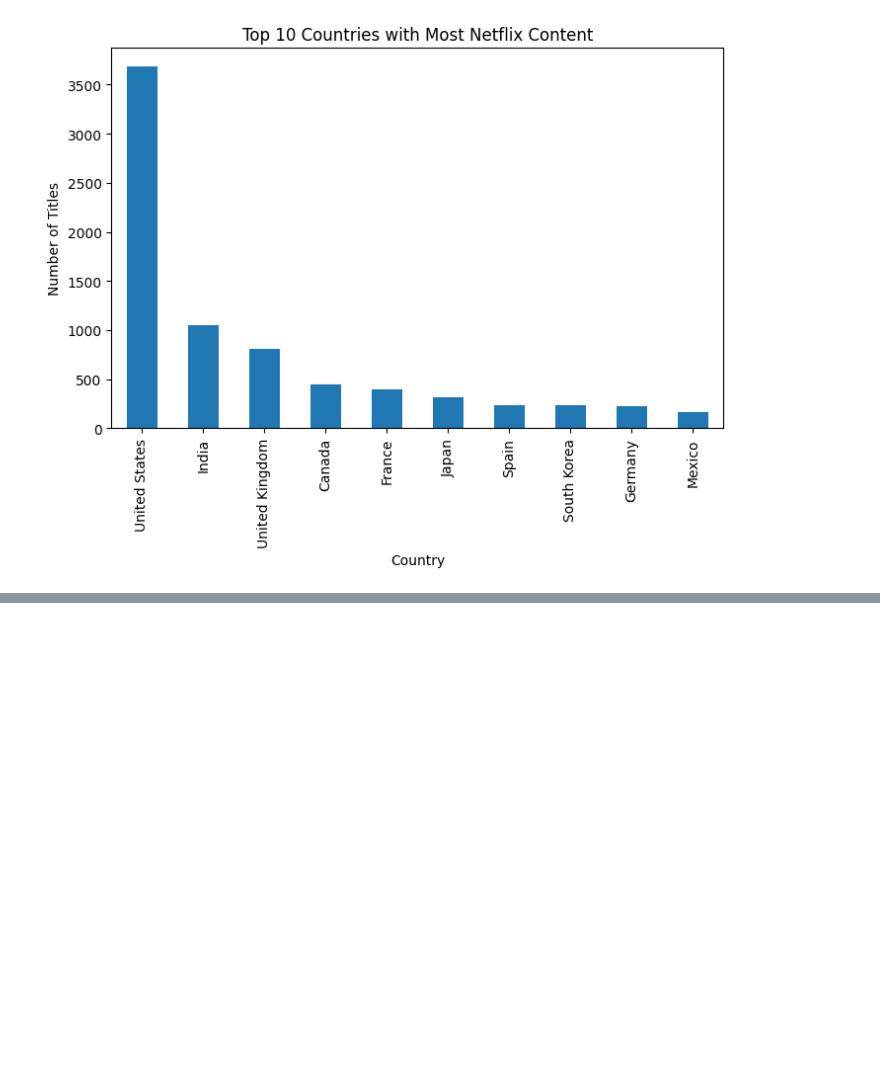
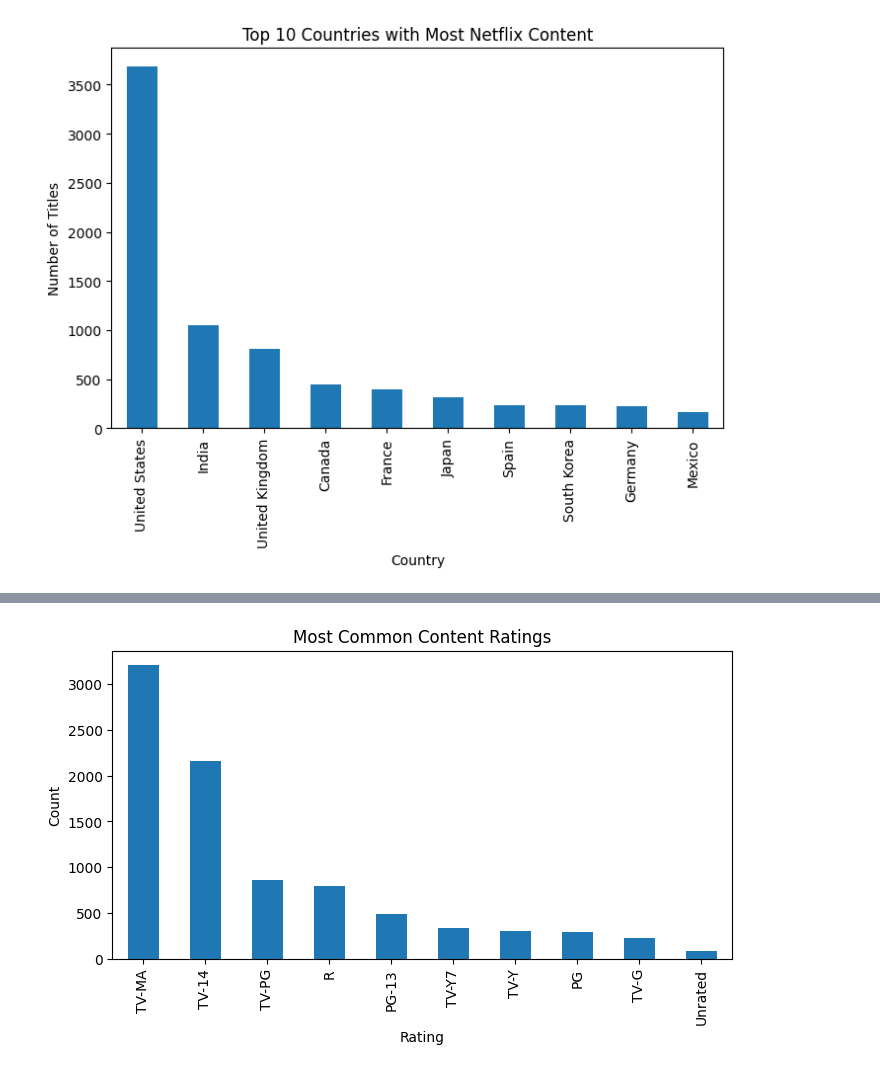
Before and after one commit to JoshOmondi/deep_learning, a Jupyter notebook: NetflixRAG.ipynb, the cells around one changed output, grey strips where cells are left out. Cells and saved outputs as stored; diff of their text form; code cells hidden in the pictures; blank space fills up the shorter version.

```diff
--- a/NetflixRAG.ipynb
+++ b/NetflixRAG.ipynb
@@ -277,0 +292,11 @@ plt.show()
+# %%
+# Most common rating
+
+plt.figure(figsize=(8,4))
+df['rating'].value_counts().head(10).plot(kind='bar')
+plt.title("Most Common Content Ratings")
+plt.xlabel("Rating")
+plt.ylabel("Count")
+plt.show()
+# %% [output]
+[figure, added]
```
Also changed, not shown: parts of 3 cells of this notebook.
